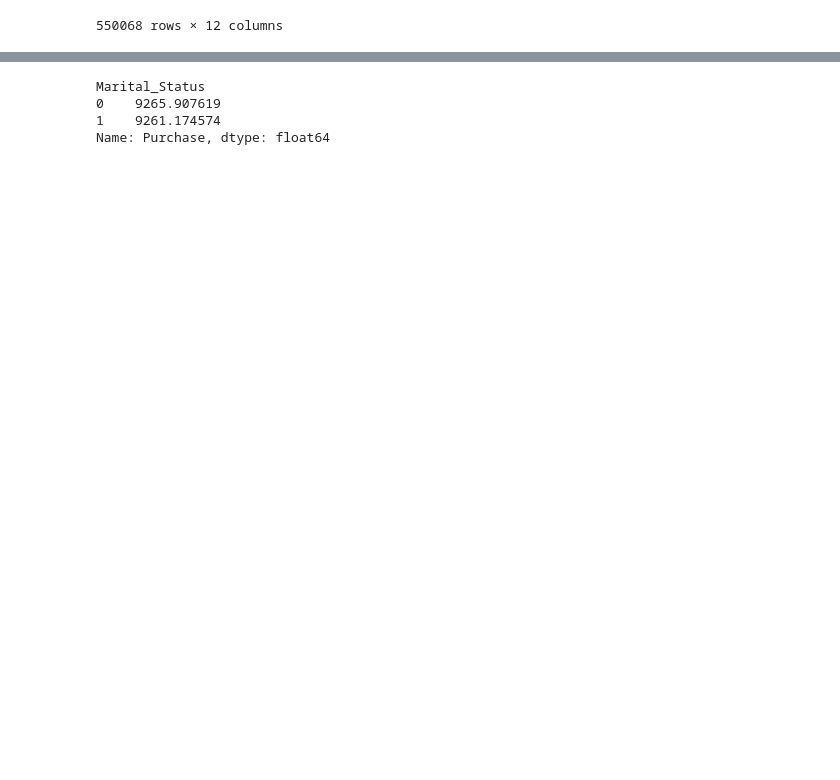
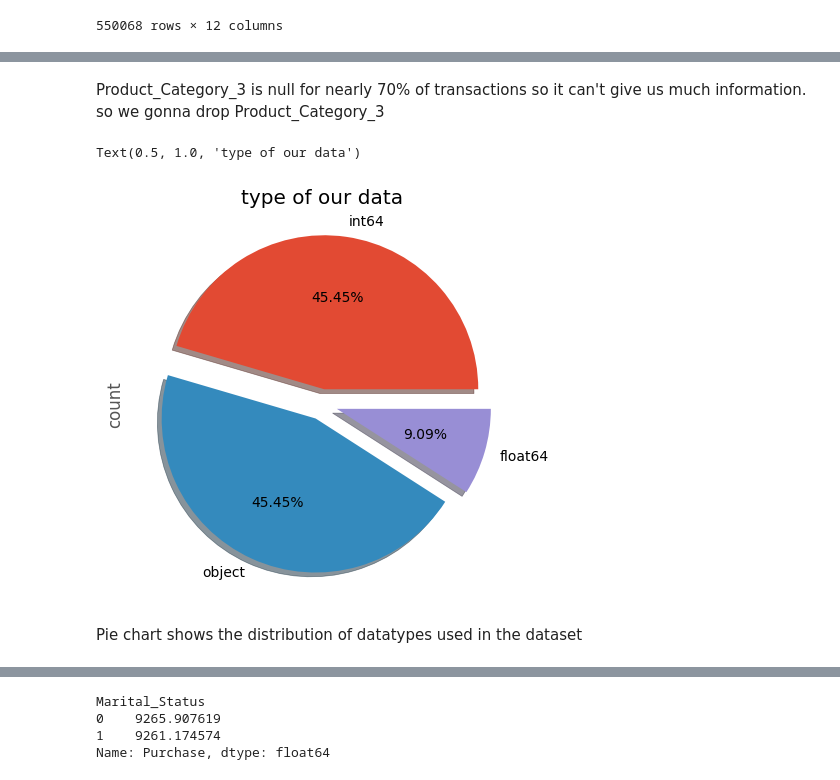
Before and after one commit to atharvmendhe18/python-project, a Jupyter notebook: black_friday_python.ipynb, the cells around one changed output, grey strips where cells are left out. Drawn from its saved outputs; the diff is of its cells as text; code cells hidden in the pictures; blank space fills up the shorter version.

```diff
--- a/black_friday_python.ipynb
+++ b/black_friday_python.ipynb
@@ -25,0 +122,2 @@ df.drop(['User_ID', 'Product_ID','Product_Category_2','Product_Category_3'], axi
+# %% [markdown]
+Product_Category_3 is null for nearly 70% of transactions so it can't give us much information. so we gonna drop Product_Category_3
@@ -25,0 +126,10 @@ df.drop(['User_ID', 'Product_ID','Product_Category_2','Product_Category_3'], axi
+# %%
+plt.figure(figsize=(10,5))
+
+df.dtypes.value_counts().plot.pie(explode=[0.1,0.1,0.1],autopct='%1.2f%%',shadow=True)
+plt.title('type of our data')
+# %% [output]
+Text(0.5, 1.0, 'type of our data')
+[figure, added]
+# %% [markdown]
+Pie chart shows the distribution of datatypes used in the dataset
```
Also changed, not shown: parts of 49 cells of this notebook.
